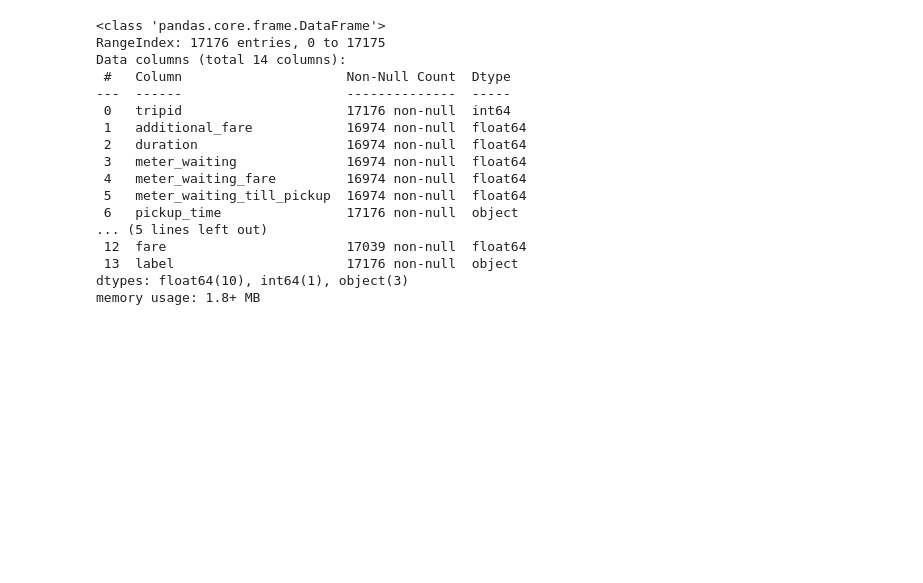
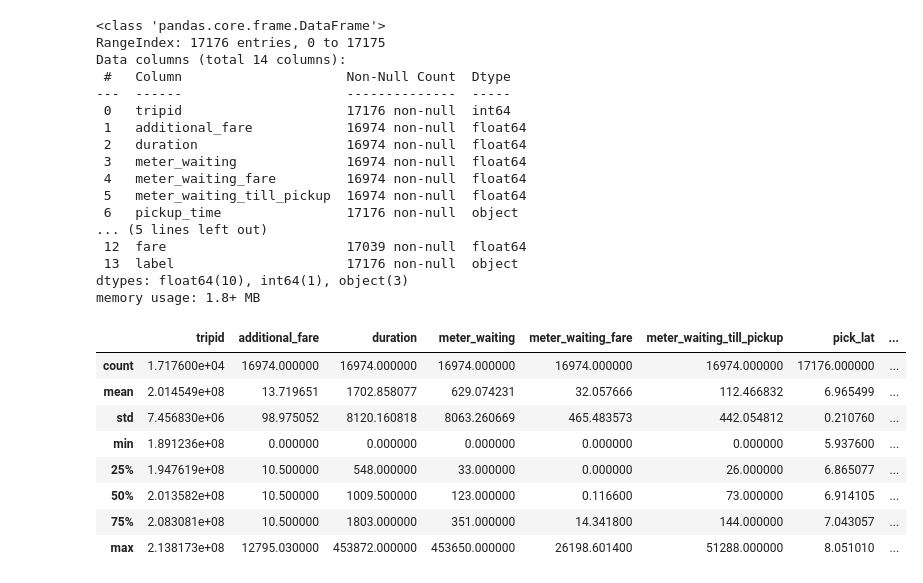
Before and after one commit to bawantha/ride_fare, a Jupyter notebook: RideFarePrediction.ipynb, the cells around one changed output. Drawn from its saved outputs; the diff is of its cells as text; code cells hidden in the pictures; blank space fills up the shorter version.

```diff
--- a/RideFarePrediction.ipynb
+++ b/RideFarePrediction.ipynb
@@ -66,3 +67,15 @@ Data columns (total 14 columns):
  13  label                      17176 non-null  object
 dtypes: float64(10), int64(1), object(3)
 memory usage: 1.8+ MB
+# %%
+train_fare.describe()
+# %% [output]
+|  | tripid | additional_fare | duration | meter_waiting | meter_waiting_fare | meter_waiting_till_pickup | pick_lat | ... |
+| count | 1.717600e+04 | 16974.000000 | 16974.000000 | 16974.000000 | 16974.000000 | 16974.000000 | 17176.000000 | ... |
+| mean | 2.014549e+08 | 13.719651 | 1702.858077 | 629.074231 | 32.057666 | 112.466832 | 6.965499 | ... |
+| std | 7.456830e+06 | 98.975052 | 8120.160818 | 8063.260669 | 465.483573 | 442.054812 | 0.210760 | ... |
+| min | 1.891236e+08 | 0.000000 | 0.000000 | 0.000000 | 0.000000 | 0.000000 | 5.937600 | ... |
+| 25% | 1.947619e+08 | 10.500000 | 548.000000 | 33.000000 | 0.000000 | 26.000000 | 6.865077 | ... |
+| 50% | 2.013582e+08 | 10.500000 | 1009.500000 | 123.000000 | 0.116600 | 73.000000 | 6.914105 | ... |
+| 75% | 2.083081e+08 | 10.500000 | 1803.000000 | 351.000000 | 14.341800 | 144.000000 | 7.043057 | ... |
+| max | 2.138173e+08 | 12795.030000 | 453872.000000 | 453650.000000 | 26198.601400 | 51288.000000 | 8.051010 | ... |
```
Also changed, not shown: parts of 72 cells of this notebook.
